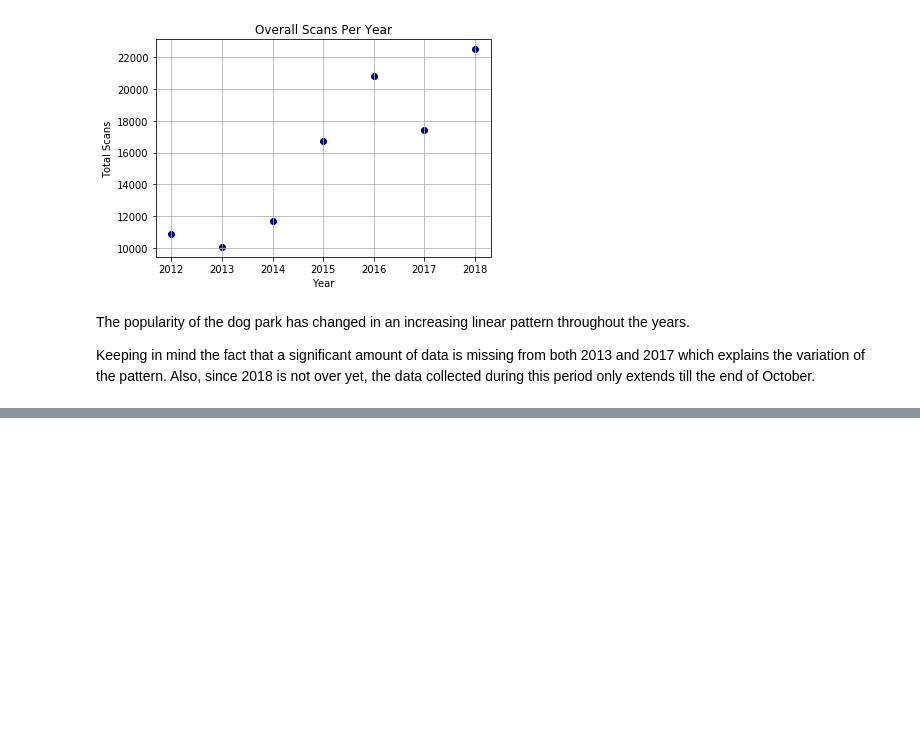
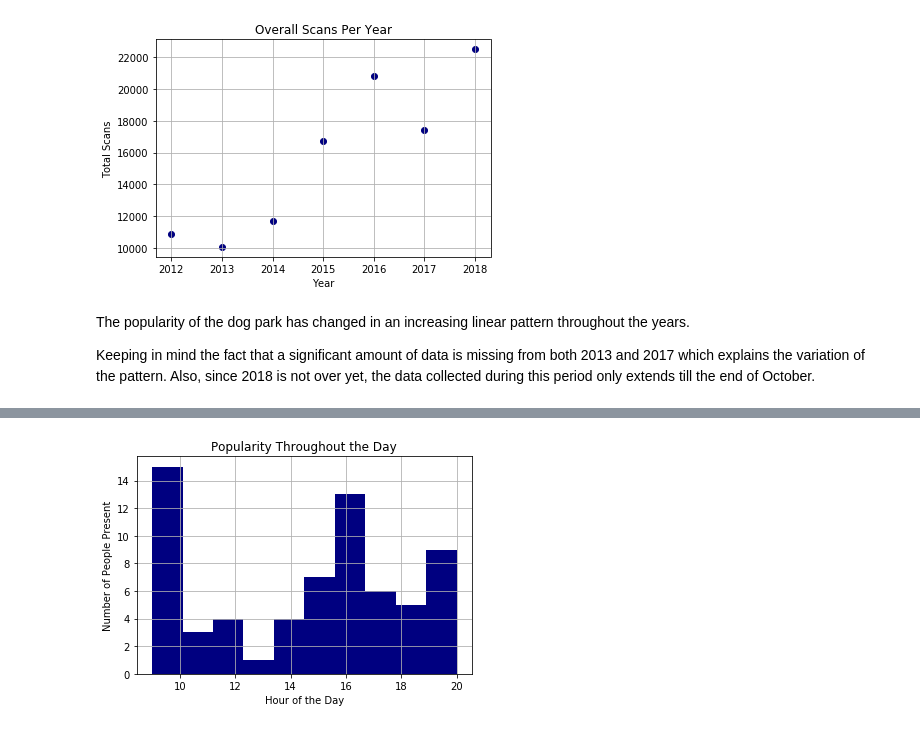
Before and after one commit to cronand3/Dog-Park-Project, a Jupyter notebook: Final_Project_Notebook.ipynb, the cells around one changed output, grey strips where cells are left out. Saved outputs shown, nothing was run; the diff lists cells and outputs as text; code cells hidden in the pictures; blank space fills up the shorter version.

```diff
--- a/Final_Project_Notebook.ipynb
+++ b/Final_Project_Notebook.ipynb
@@ -106,20 +108,40 @@ def correct_date(array):
         year = int(find_day[2])
         correct_dates.append([month,day,year])
     return(correct_dates)
+# %%
+# create an array of just user ids
+# We are doing this so we do not have to deal with the big original dataset
+def correct_userid(array):
+    '''
+    - This is a function that takes in an array with multiple variables like the original dataset
+    - This function will output an array of just the user ids
+    '''
+    ids = []
+    for i in range (0,len(array)):
+        name = array[i][1]
+        ids.append(name)
+    return ids
 # %%
 # Use the functions we just made to make easily readable arrays
 times_2012 = correct_time(data_2012)
 dates_2012 = correct_date(data_2012)
+users_2012 = correct_userid(data_2012)
 times_2013 = correct_time(data_2013)
 dates_2013 = correct_date(data_2013)
+users_2013 = correct_userid(data_2013)
 times_2014 = correct_time(data_2014)
 dates_2014 = correct_date(data_2014)
+users_2014 = correct_userid(data_2014)
 times_2015 = correct_time(data_2015)
 dates_2015 = correct_date(data_2015)
+users_2015 = correct_userid(data_2015)
 times_2016 = correct_time(data_2016)
 dates_2016 = correct_date(data_2016)
+users_2016 = correct_userid(data_2016)
 times_2017 = correct_time(data_2017)
 dates_2017 = correct_date(data_2017)
+users_2017 = correct_userid(data_2017)
 times_2018 = correct_time(data_2018)
 dates_2018 = correct_date(data_2018)
+users_2018 = correct_userid(data_2018)
 # %%
@@ -161,0 +606,18 @@ Keeping in mind the fact that a significant amount of data is missing from both
+# %%
+# We will use the function we just created to model different days
+
+# May 31st, 2016
+may31_times = times_2016[7355:7418]
+may31_userid = users_2016[7355:7418]
+
+#June 1st, 2016
+june1_times = times_2016[7418:7471]
+june1_userid = users_2016[7418:7471]
+
+#June 2nd, 2016
+june2_times = times_2016[7471:7574]
+june2_userid = users_2016[7471:7574]
+# %%
+may31 = plot_day_popularity(may31_userid, may31_times)
+# %% [output]
+[figure, added]
```
Also changed, not shown: parts of 20 cells of this notebook, 1 other file.
